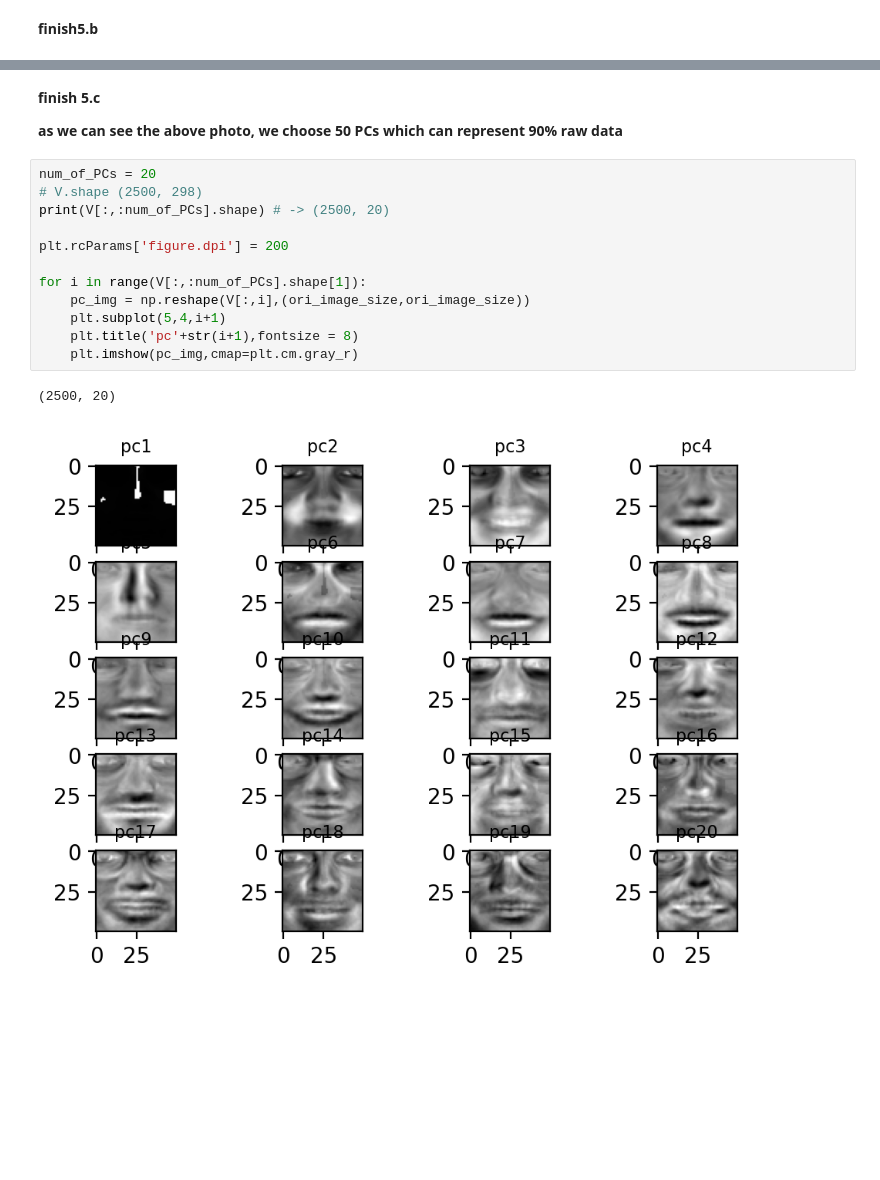
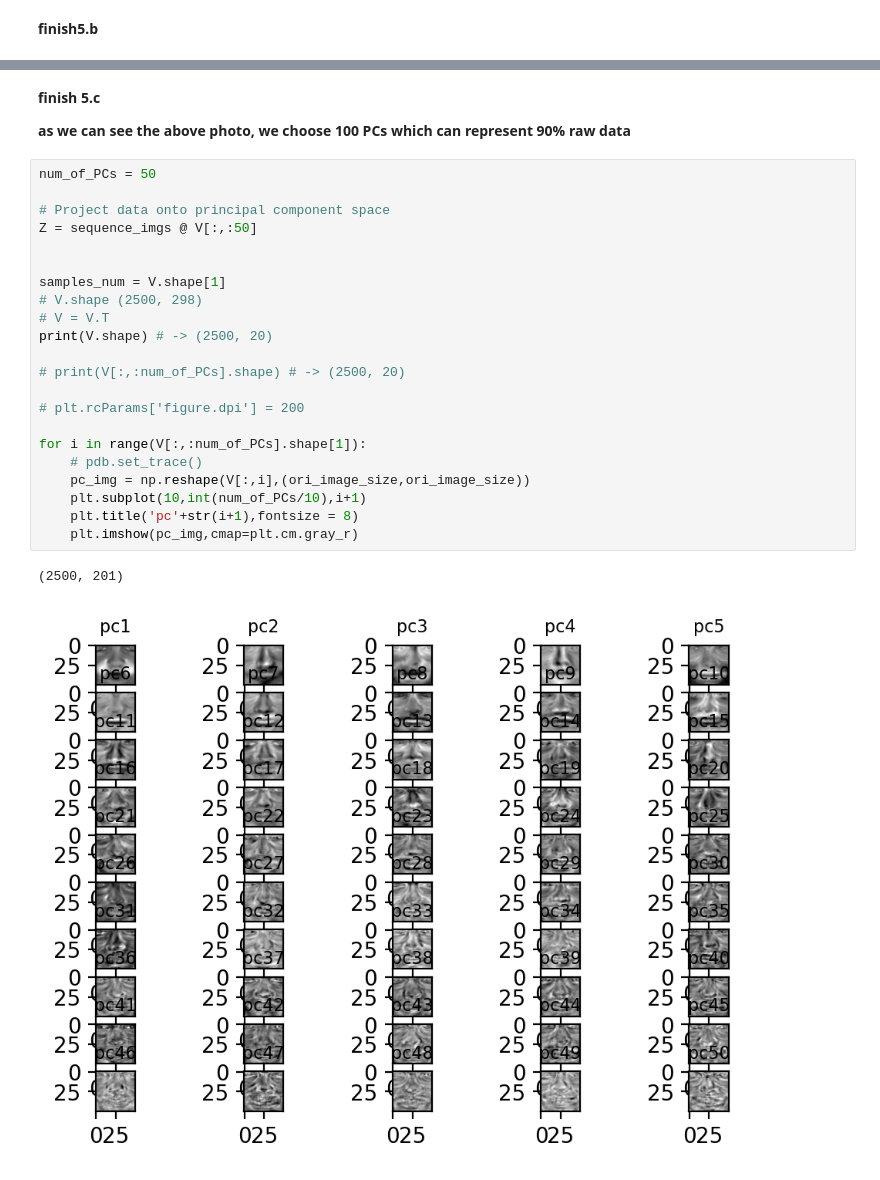
Before and after one commit to Francis-Buger/02458_project, a Jupyter notebook: cognitive_modeling.ipynb, the cells around one changed output, grey strips where cells are left out. Saved outputs shown, nothing was run; the diff lists cells and outputs as text; blank space fills up the shorter version.

```diff
--- a/cognitive_modeling.ipynb
+++ b/cognitive_modeling.ipynb
@@ -281,19 +350,29 @@ plt.show()
 **finish 5.c**
 
 
-**as we can see the above photo, we choose 50 PCs which can represent 90% raw data**
+**as we can see the above photo, we choose 100 PCs which can represent 90% raw data**
 # %%
-num_of_PCs = 20
+num_of_PCs = 50
+
+# Project data onto principal component space
+Z = sequence_imgs @ V[:,:50]
+
+
+samples_num = V.shape[1]
 # V.shape (2500, 298)
-print(V[:,:num_of_PCs].shape) # -> (2500, 20)
+# V = V.T
+print(V.shape) # -> (2500, 20)
 
-plt.rcParams['figure.dpi'] = 200
+# print(V[:,:num_of_PCs].shape) # -> (2500, 20)
+
+# plt.rcParams['figure.dpi'] = 200
 
 for i in range(V[:,:num_of_PCs].shape[1]):
+    # pdb.set_trace()
     pc_img = np.reshape(V[:,i],(ori_image_size,ori_image_size))
-    plt.subplot(5,4,i+1)
+    plt.subplot(10,int(num_of_PCs/10),i+1)
     plt.title('pc'+str(i+1),fontsize = 8)
     plt.imshow(pc_img,cmap=plt.cm.gray_r)
 # %% [output]
-(2500, 20)
+(2500, 201)
-[figure, old version]
+[figure, new version]
```
Also changed, not shown: parts of 15 cells of this notebook, 1 other file.
